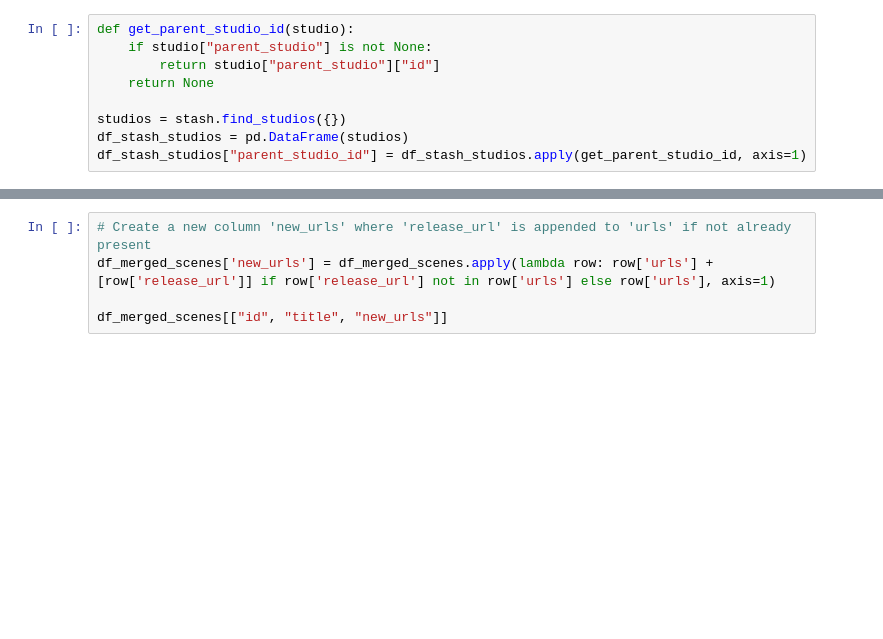
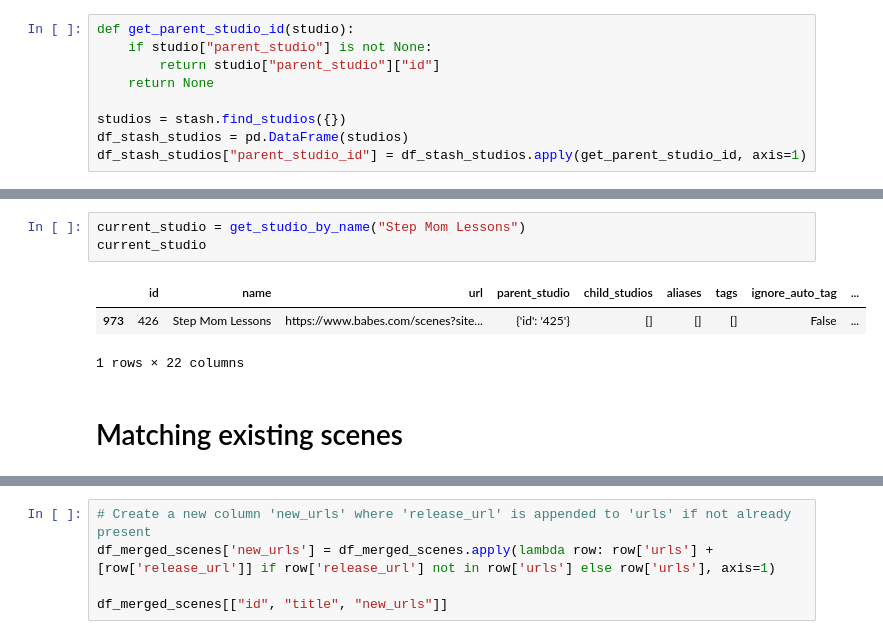
Before and after one commit to MinasukiHikimuna/Culture, a Jupyter notebook: culture_extractor.ipynb, the cells around one changed output, grey strips where cells are left out. Saved outputs shown, nothing was run; the diff lists cells and outputs as text; blank space fills up the shorter version.

```diff
--- a/culture_extractor.ipynb
+++ b/culture_extractor.ipynb
@@ -131,3 +131,12 @@ current_studio
+# %%
+current_studio = get_studio_by_name("Step Mom Lessons")
+current_studio
+# %% [output]
+|  | id | name | url | parent_studio | child_studios | aliases | tags | ignore_auto_tag | ... |
+| 973 | 426 | Step Mom Lessons | https://www.babes.com/scenes?site... | {'id': '425'} | [] | [] | [] | False | ... |
+1 rows × 22 columns
+# %% [markdown]
+# Matching existing scenes
 # %%
 df_stash_scenes = pd.DataFrame(stash.find_scenes(
     {
```
Also changed, not shown: parts of 21 cells of this notebook, 11 other files.
